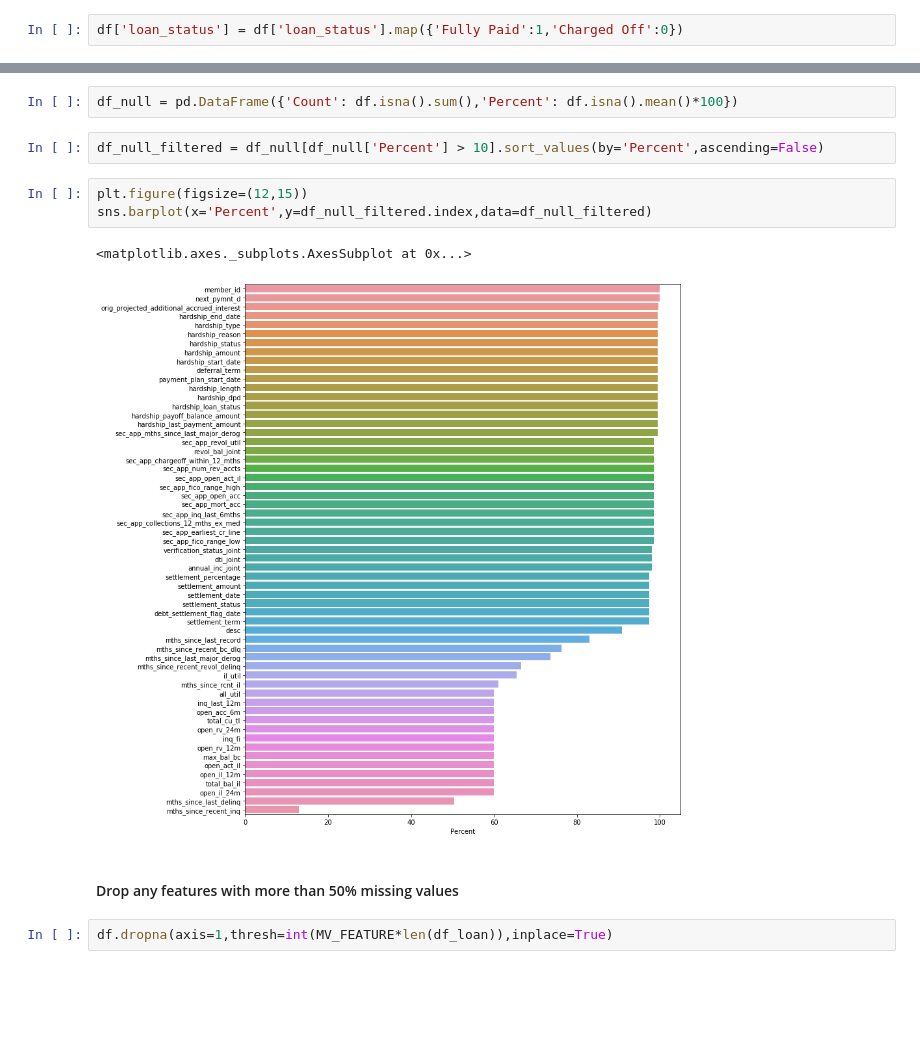
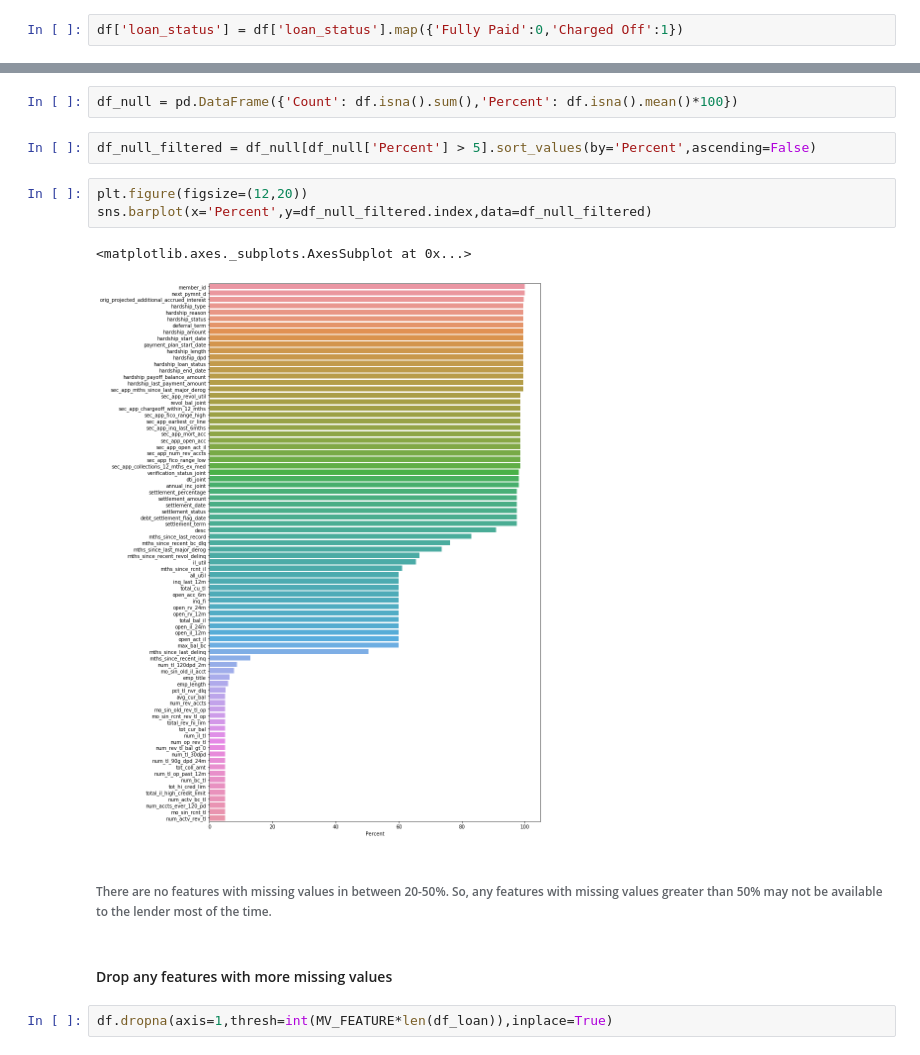
Before and after one commit to khagenA/Lending-club-data, a Jupyter notebook: lending-club-loan-data-processing.ipynb, the cells around one changed output, grey strips where cells are left out. Saved outputs shown, nothing was run; the diff lists cells and outputs as text; blank space fills up the shorter version.

```diff
--- a/lending-club-loan-data-processing.ipynb
+++ b/lending-club-loan-data-processing.ipynb
@@ -99,4 +116,4 @@ view_cat_plot(df,'loan_status')
 # %%
-df['loan_status'] = df['loan_status'].map({'Fully Paid':1,'Charged Off':0})
+df['loan_status'] = df['loan_status'].map({'Fully Paid':0,'Charged Off':1})
 # %% [markdown]
 # Feature Selection/Engneering: Dimensionality Reduction
@@ -119,15 +141,17 @@ PC_MAX=0.95
 # %%
 df_null = pd.DataFrame({'Count': df.isna().sum(),'Percent': df.isna().mean()*100})
 # %%
-df_null_filtered = df_null[df_null['Percent'] > 10].sort_values(by='Percent',ascending=False)
+df_null_filtered = df_null[df_null['Percent'] > 5].sort_values(by='Percent',ascending=False)
 # %%
-plt.figure(figsize=(12,15))
+plt.figure(figsize=(12,20))
 sns.barplot(x='Percent',y=df_null_filtered.index,data=df_null_filtered)
 # %% [output]
 <matplotlib.axes._subplots.AxesSubplot at 0x...>
-[figure, old version]
+[figure, new version]
+# %% [markdown]
+###### There are no features with missing values in between 20-50%. So, any features with missing values greater than 50% may not be available to the lender most of the time.
 # %% [markdown]
-#### Drop any features with more than 50% missing values
+#### Drop any features with more missing values
 # %%
 df.dropna(axis=1,thresh=int(MV_FEATURE*len(df_loan)),inplace=True)
 # %%
```
Also changed, not shown: parts of 74 cells of this notebook.
